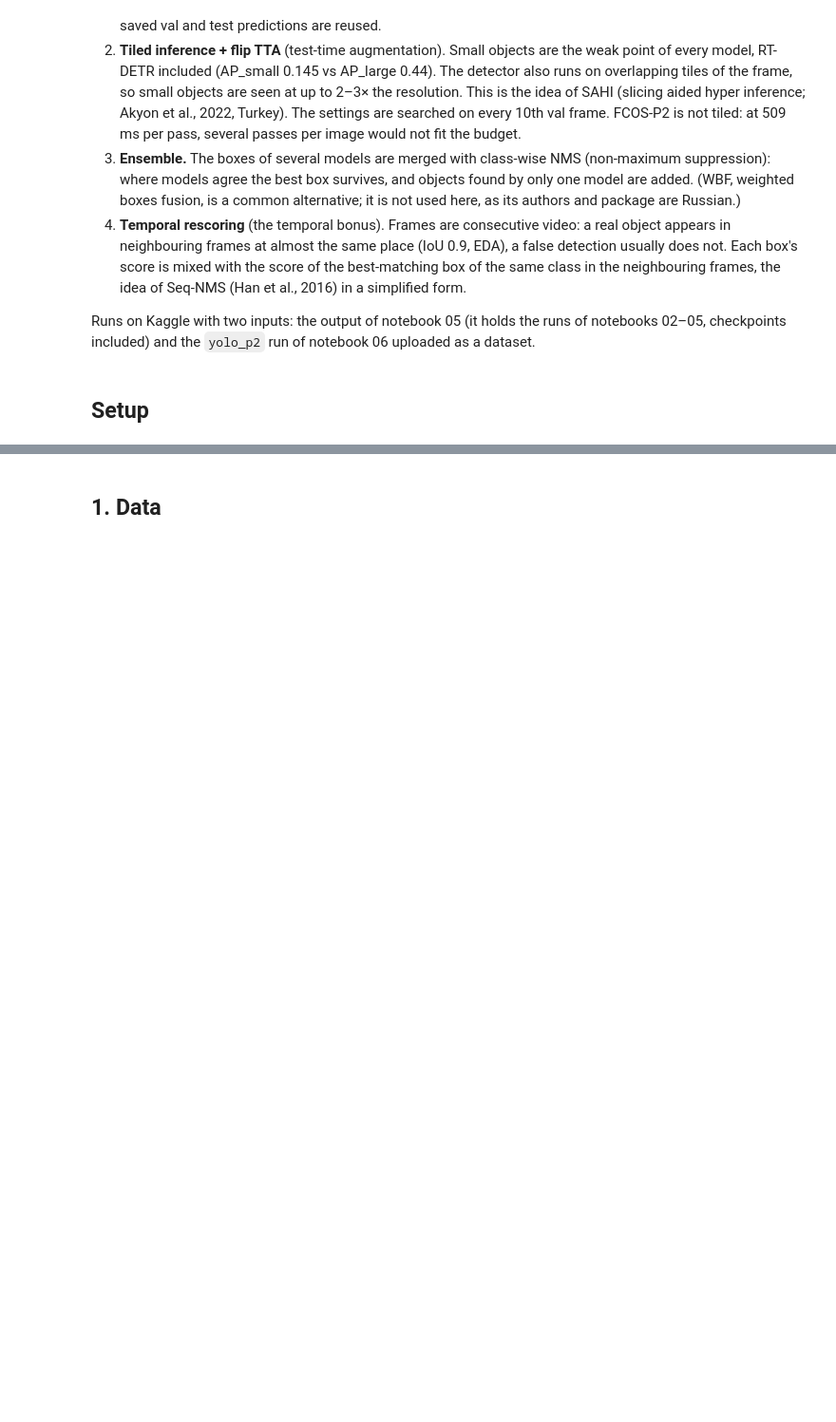
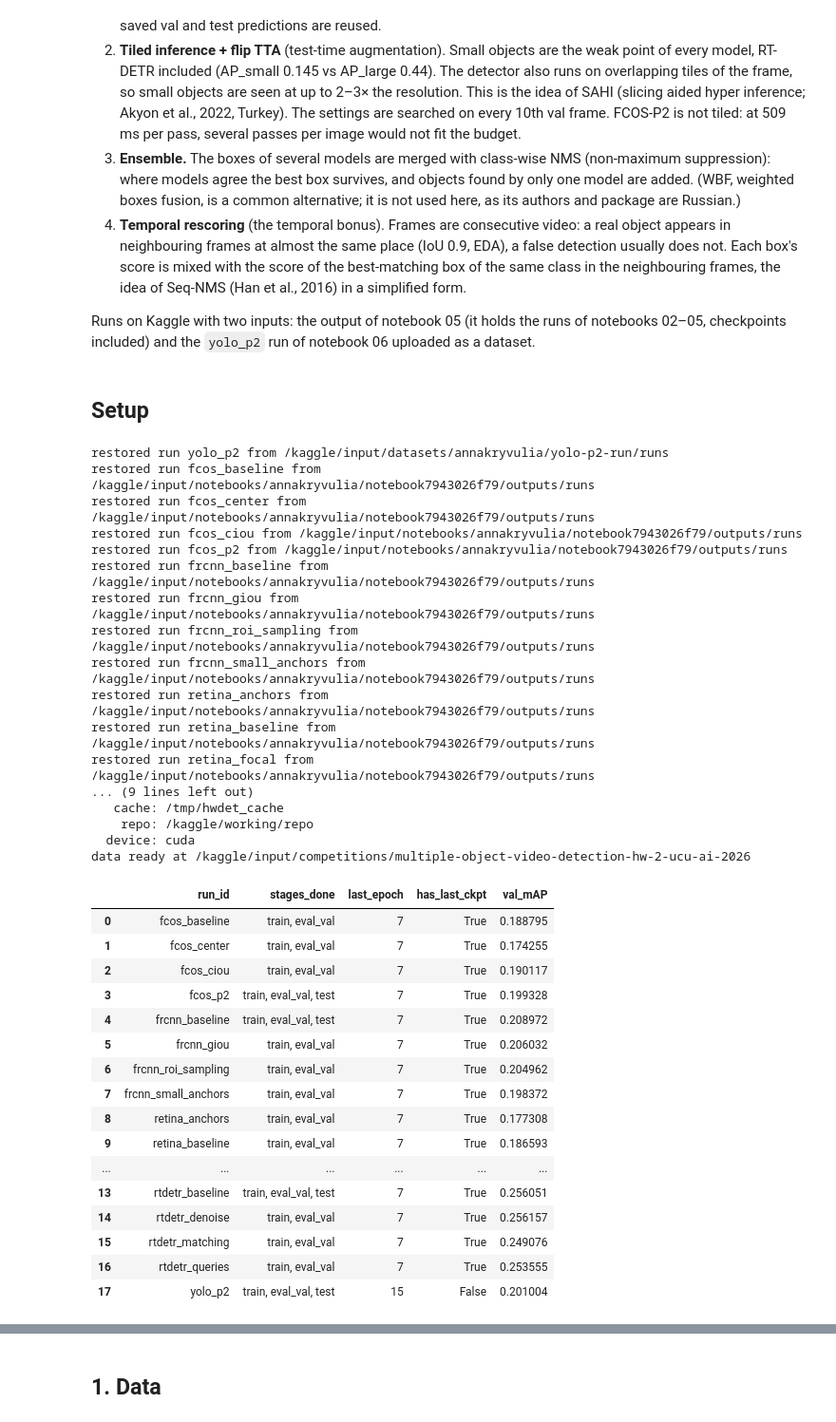
Before and after one commit to anna-kryvulia/ucu-ai-hw-object-detection, a Jupyter notebook: notebooks/07_pipeline_final.ipynb, the cells around one changed output, grey strips where cells are left out. Shown at 95% size. Cells and saved outputs as stored; diff of their text form; code cells hidden in the pictures; blank space fills up the shorter version.

Commit message:
Pipeline results, notebook 08 session 1

```diff
--- a/notebooks/07_pipeline_final.ipynb
+++ b/notebooks/07_pipeline_final.ipynb
@@ -28,28 +28,62 @@ checkpoints included) and the `yolo_p2` run of notebook 06 uploaded as a dataset
 # %%
 # Setup: clone/update the repo on Colab/Kaggle, install requirements, resolve paths, get the data
 import os, sys, subprocess
 REPO_URL = "https://github.com/anna-kryvulia/ucu-ai-hw-object-detection.git"
 BRANCH = "main"   # branch with the code you pushed
 if "google.colab" in sys.modules or os.path.exists("/kaggle/working"):
     ROOT = "/content/repo" if "google.colab" in sys.modules else "/kaggle/working/repo"
-    if not os.path.exists(f"{ROOT}/requirements.txt"):   # no copy, or an incomplete one carried over by Kaggle
-        subprocess.run(["rm", "-rf", ROOT], check=True)
+    if not os.path.exists(ROOT):
         subprocess.run(["git", "clone", "-q", "-b", BRANCH, REPO_URL, ROOT], check=True)
     else:
         subprocess.run(["git", "-C", ROOT, "pull", "-q"], check=True)
     subprocess.run([sys.executable, "-m", "pip", "install", "-q", "-r", f"{ROOT}/requirements.txt"], check=True)
     subprocess.run([sys.executable, "-m", "pip", "uninstall", "-y", "-q", "albumentations"],
                    capture_output=True)   # Ultralytics would apply it automatically; not used here
 else:
     ROOT = os.path.abspath("..")
 sys.path.insert(0, f"{ROOT}/src")
 
 from hwdet import env
 from hwdet.data.download import ensure_data
 from hwdet.tracker import Run, status
 P = env.setup(seed=42)
 ensure_data(P, drive_cache=False)   # Colab: the zip goes to the local disk, not Drive
 status(P)                           # which runs / stages are already done
+# %% [output]
+restored run yolo_p2 from /kaggle/input/datasets/annakryvulia/yolo-p2-run/runs
+restored run fcos_baseline from /kaggle/input/notebooks/annakryvulia/notebook7943026f79/outputs/runs
+restored run fcos_center from /kaggle/input/notebooks/annakryvulia/notebook7943026f79/outputs/runs
+restored run fcos_ciou from /kaggle/input/notebooks/annakryvulia/notebook7943026f79/outputs/runs
+restored run fcos_p2 from /kaggle/input/notebooks/annakryvulia/notebook7943026f79/outputs/runs
+restored run frcnn_baseline from /kaggle/input/notebooks/annakryvulia/notebook7943026f79/outputs/runs
+restored run frcnn_giou from /kaggle/input/notebooks/annakryvulia/notebook7943026f79/outputs/runs
+restored run frcnn_roi_sampling from /kaggle/input/notebooks/annakryvulia/notebook7943026f79/outputs/runs
+restored run frcnn_small_anchors from /kaggle/input/notebooks/annakryvulia/notebook7943026f79/outputs/runs
+restored run retina_anchors from /kaggle/input/notebooks/annakryvulia/notebook7943026f79/outputs/runs
+restored run retina_baseline from /kaggle/input/notebooks/annakryvulia/notebook7943026f79/outputs/runs
+restored run retina_focal from /kaggle/input/notebooks/annakryvulia/notebook7943026f79/outputs/runs
+... (9 lines left out)
+   cache: /tmp/hwdet_cache
+    repo: /kaggle/working/repo
+  device: cuda
+data ready at /kaggle/input/competitions/multiple-object-video-detection-hw-2-ucu-ai-2026
+|  | run_id | stages_done | last_epoch | has_last_ckpt | val_mAP |
+| 0 | fcos_baseline | train, eval_val | 7 | True | 0.188795 |
+| 1 | fcos_center | train, eval_val | 7 | True | 0.174255 |
+| 2 | fcos_ciou | train, eval_val | 7 | True | 0.190117 |
+| 3 | fcos_p2 | train, eval_val, test | 7 | True | 0.199328 |
+| 4 | frcnn_baseline | train, eval_val, test | 7 | True | 0.208972 |
+| 5 | frcnn_giou | train, eval_val | 7 | True | 0.206032 |
+| 6 | frcnn_roi_sampling | train, eval_val | 7 | True | 0.204962 |
+| 7 | frcnn_small_anchors | train, eval_val | 7 | True | 0.198372 |
+| 8 | retina_anchors | train, eval_val | 7 | True | 0.177308 |
+| 9 | retina_baseline | train, eval_val | 7 | True | 0.186593 |
+| ... | ... | ... | ... | ... | ... |
+| 13 | rtdetr_baseline | train, eval_val, test | 7 | True | 0.256051 |
+| 14 | rtdetr_denoise | train, eval_val | 7 | True | 0.256157 |
+| 15 | rtdetr_matching | train, eval_val | 7 | True | 0.249076 |
+| 16 | rtdetr_queries | train, eval_val | 7 | True | 0.253555 |
+| 17 | yolo_p2 | train, eval_val, test | 15 | False | 0.201004 |
 # %%
 # Imports, plot style
 import itertools
```
Also changed, not shown: parts of 19 cells of this notebook, 19 other files.
